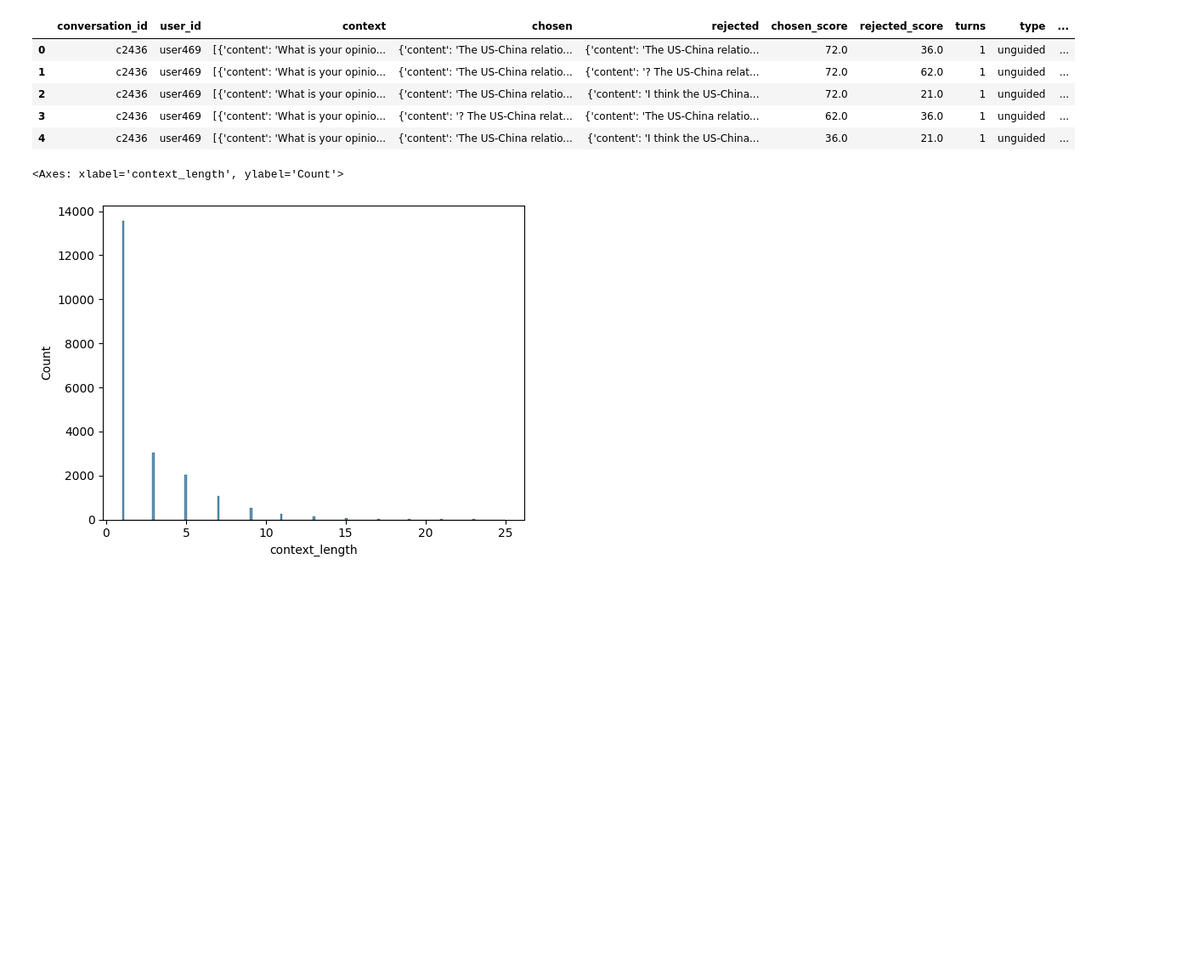
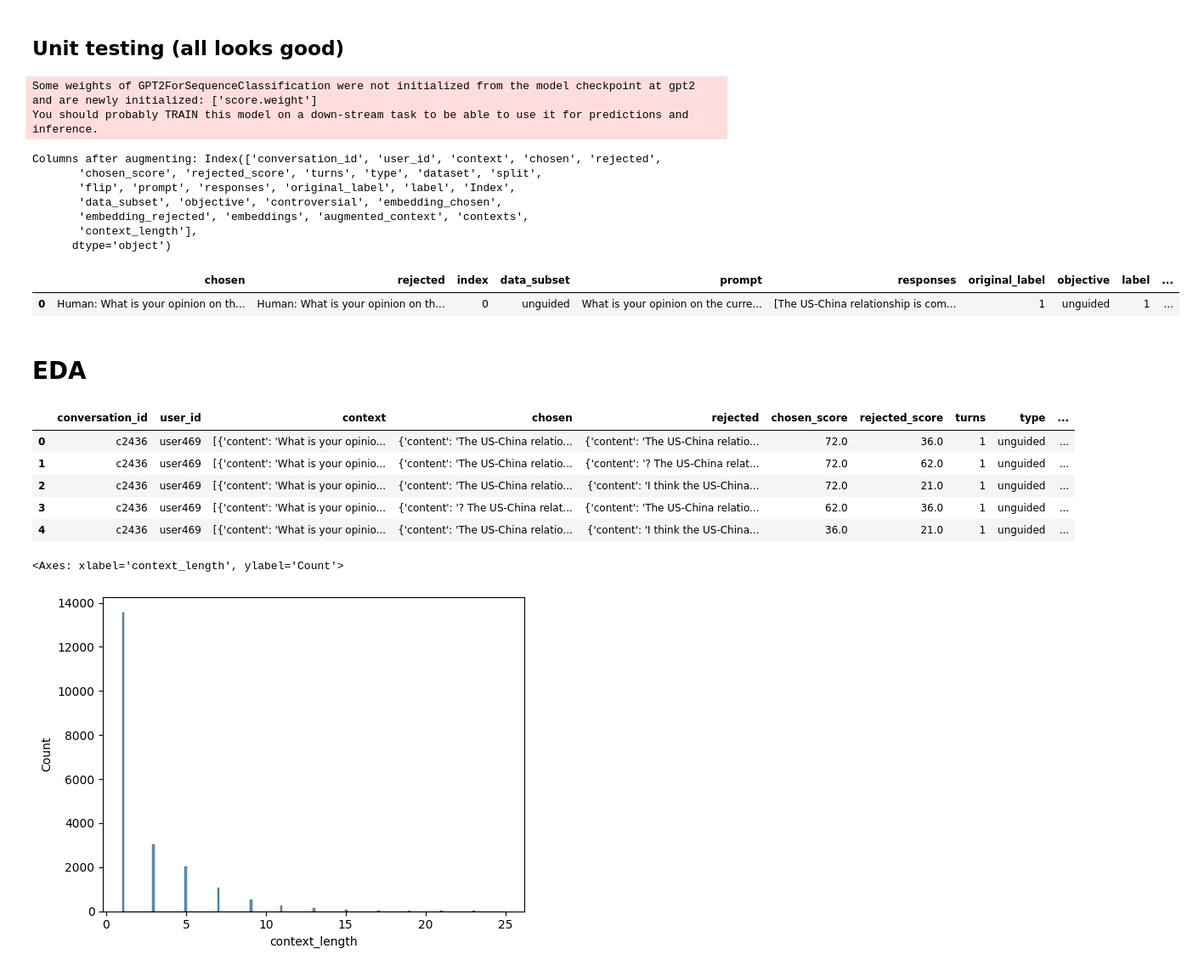
Before and after one commit to danielfrees/vpl_llm, a Jupyter notebook: generate_prism_data.ipynb, the cells around one changed output. Shown at 85% size. Drawn from its saved outputs; the diff is of its cells as text; code cells hidden in the pictures; blank space fills up the shorter version.

```diff
--- a/generate_prism_data.ipynb
+++ b/generate_prism_data.ipynb
@@ -27,3 +348,79 @@ test_df = pd.DataFrame(dataset['test'])
+# %% [markdown]
+## Unit testing (all looks good)
+# %%
+pd.set_option('display.max_colwidth', None)
+pd.set_option('display.max_columns', None)
+with_embeddings = True
+
+sample_df = train_df.__deepcopy__().head(1000)
+
+CONTROVERSY_TYPE = 'controversy guided'
+
+sample_df['prompt'] = sample_df['context'].map(lambda x: x[-1]['content'])
+
+def get_displayed_response_list(x):
+    if not bool(x['flip']):
+        return [x['chosen']['content'], x['rejected']['content']]
+    else:
+        return [x['rejected']['content'], x['chosen']['content']]
+
+sample_df['responses'] = sample_df.loc[:, ['chosen', 'rejected', 'flip']].apply(
+    lambda x: get_displayed_response_list(x), axis=1
+)
+
+def get_label(x):
+    return int(x)
+
+sample_df['original_label'] = sample_df['flip'].map(lambda x: get_label(x))
+sample_df['label'] = sample_df['original_label']
+
+sample_df['chosen'] = 'Human: ' + sample_df['prompt'] + '\n\nAssistant: ' + sample_df['chosen'].map(lambda x: x['content'])
+sample_df['rejected'] = 'Human: ' + sample_df['prompt'] + '\n\nAssistant: ' + sample_df['rejected'].map(lambda x: x['content'])
+
+sample_df['Index'] = sample_df.index
+sample_df['data_subset'] = sample_df['type']
+sample_df['objective'] = sample_df['type']
+sample_df['controversial'] = sample_df['type'].map(lambda x: x == CONTROVERSY_TYPE)
+
+if with_embeddings:
+    sample_df = get_llm_embeddings(sample_df, model_type='gpt2')
+
+sample_df = augment_contexts(
+    sample_df,
+    with_embeddings=with_embeddings,
+    which_comparisons='random',
+    num_random=5,
+    seed=329
+)
+
+if 'augmented_context' not in sample_df.columns:
+    raise ValueError("Error: 'augment_contexts' did not generate 'augmented_context'.")
+
+sample_df['contexts'] = sample_df['augmented_context']
+sample_df['context_length'] = sample_df['contexts'].map(lambda x: len(x))
+
+print("Columns after augmenting:", sample_df.columns)
+
+sample_df = clean_df(sample_df)
+
+pd.reset_option('display.max_colwidth')
+pd.reset_option('display.max_columns')
+
+sample_df.head(1)
+# %% [output]
+Some weights of GPT2ForSequenceClassification were not initialized from the model checkpoint at gpt2 and are newly initialized: ['score.weight']
+You should probably TRAIN this model on a down-stream task to be able to use it for predictions and inference.
+Columns after augmenting: Index(['conversation_id', 'user_id', 'context', 'chosen', 'rejected',
+       'chosen_score', 'rejected_score', 'turns', 'type', 'dataset', 'split',
+       'flip', 'prompt', 'responses', 'original_label', 'label', 'Index',
+       'data_subset', 'objective', 'controversial', 'embedding_chosen',
+       'embedding_rejected', 'embeddings', 'augmented_context', 'contexts',
+       'context_length'],
+      dtype='object')
+|  | chosen | rejected | index | data_subset | prompt | responses | original_label | objective | label | ... |
+| 0 | Human: What is your opinion on th... | Human: What is your opinion on th... | 0 | unguided | What is your opinion on the curre... | [The US-China relationship is com... | 1 | unguided | 1 | ... |
+# %% [markdown]
+# EDA
 # %%
 train_df.head()
 # %% [output]
```
Also changed, not shown: parts of 7 cells of this notebook, 8 other files.
